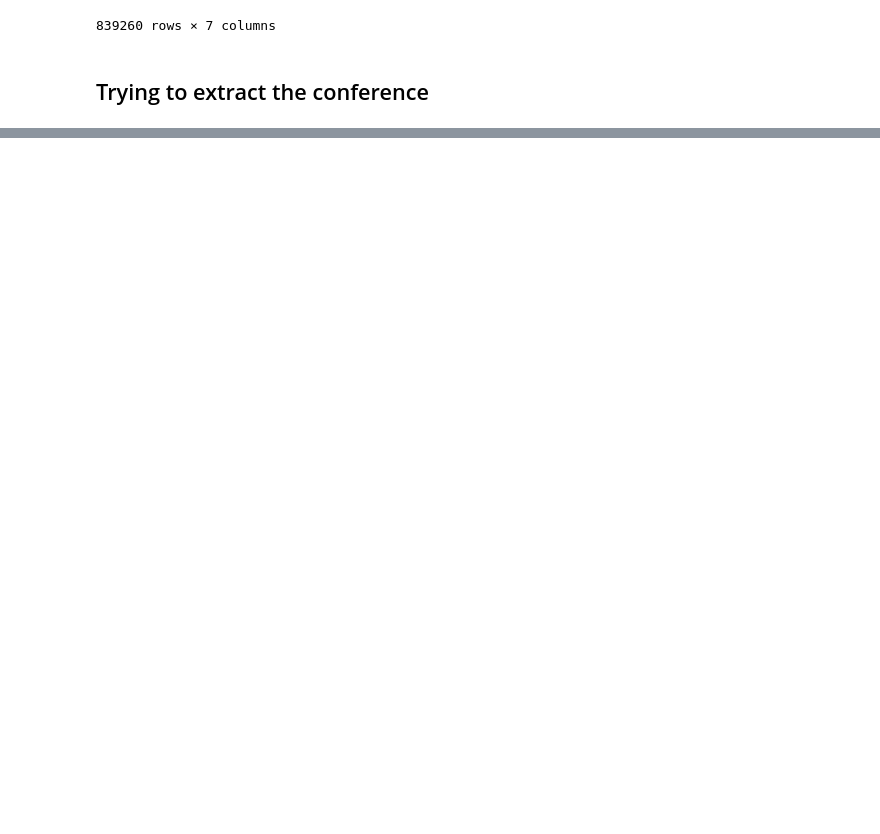
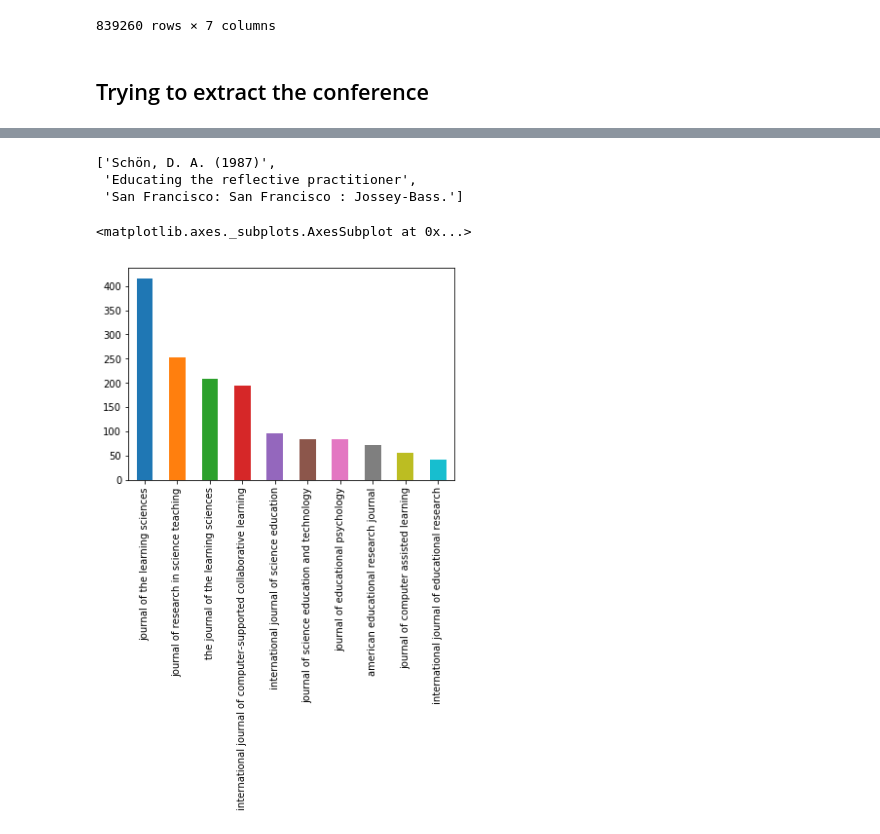
Before and after one commit to nourabassi/semester-project, a Jupyter notebook: Legacy_code/Reference extraction.ipynb, the cells around one changed output, grey strips where cells are left out. Cells and saved outputs as stored; diff of their text form; code cells hidden in the pictures; blank space fills up the shorter version.

```diff
--- a/Legacy_code/Reference extraction.ipynb
+++ b/Legacy_code/Reference extraction.ipynb
@@ -749,5 +750,7 @@ pd.merge(authors_frame, references_df, on='file')
 authors_frame.to_csv('data/Reference_authors.csv')
 # %% [markdown]
 ## Trying to extract the conference
+# %%
+references_df = pd.read_csv('../data/References.csv', index_col=0)
 # %%
 references_df[references_df.ref.map(lambda x: 'CHI' in x)].shape
@@ -754,3 +759,7 @@ references_df[references_df.ref.map(lambda x: 'CHI' in x)].shape
 # %%
 text = references_df.sample().ref.item()
-re.split(r'\. (?=[A-Z][A-Za-z])', text)
+reg.split(r'\. (?=[\p{Lu}][\p{L}])', text)
+# %% [output]
+['Schön, D. A. (1987)',
+ 'Educating the reflective practitioner',
+ 'San Francisco: San Francisco : Jossey-Bass.']
@@ -757 +769,15 @@ re.split(r'\. (?=[A-Z][A-Za-z])', text)
+# %%
+mask = references_df.ref.map(lambda x: True if re.search('(C|c)onference|(P|p)roceedings|(j|J)ournal|(T|t)ransactions o', x) else False)
+# %%
+sources = references_df[mask].ref.map(lambda x:
+                            [y for y in reg.split(r'\. (?=[\p{Lu}][\p{L}])', x)
+                             if re.search('(C|c)onference|(P|p)roceedings|(j|J)ournal|(T|t)ransactions o', y)
+                            ][0])
+# %%
+sources = sources.map(lambda x: [y.lower() for y in reg.split(r'\.|\,|\?|\;|\(|\)', x) if re.search('(C|c)onference|(P|p)roceedings|(j|J)ournal|(T|t)ransactions o', y)][0])
+# %%
+sources.value_counts().head(10).plot(kind='bar')
+# %% [output]
+<matplotlib.axes._subplots.AxesSubplot at 0x...>
+[figure, added]
 # %%
```
Also changed, not shown: parts of 11 cells of this notebook, 8 other files.
